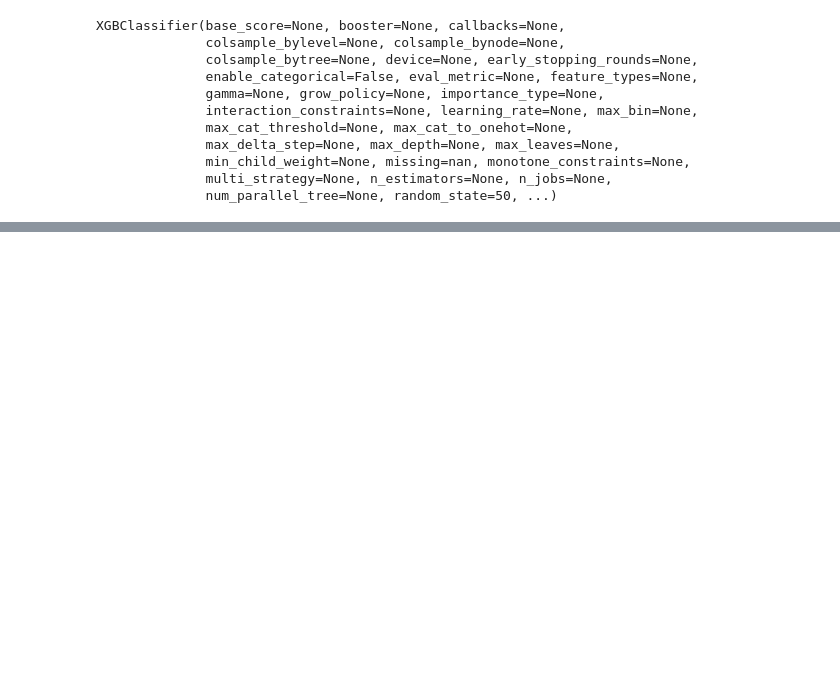
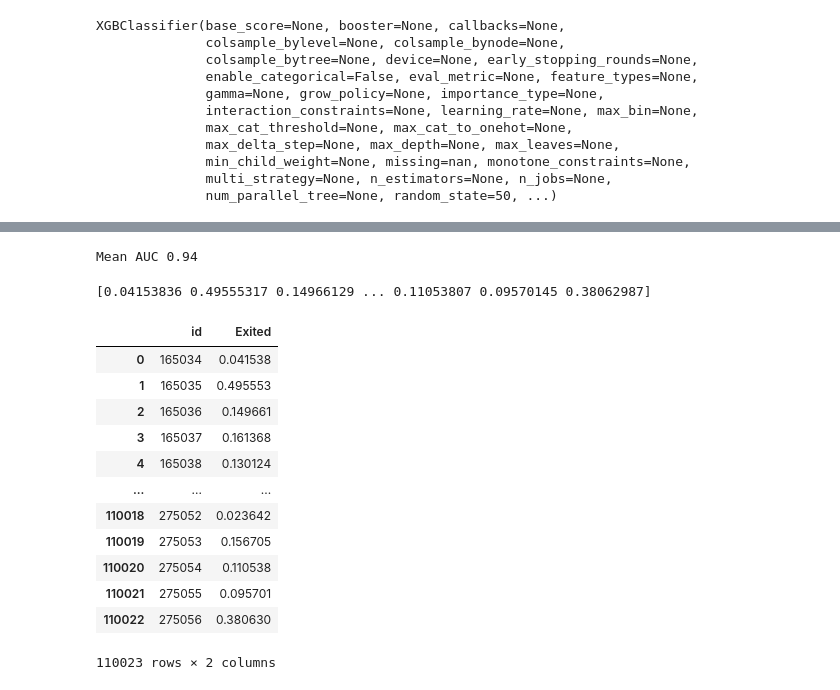
Before and after one commit to IamTingYi/KaggleCompetition, a Jupyter notebook: Binary_Classification_with_a_Bank_Churn_Dataset.ipynb, the cells around one changed output, grey strips where cells are left out. Cells and saved outputs as stored; diff of their text form; code cells hidden in the pictures; blank space fills up the shorter version.

```diff
--- a/Binary_Classification_with_a_Bank_Churn_Dataset.ipynb
+++ b/Binary_Classification_with_a_Bank_Churn_Dataset.ipynb
@@ -624,11 +633,5 @@ target = clean_train_df.Exited
 # %%
 #拆成Tranning Data與Testing Data
 X_train, X_test, y_train, y_test = train_test_split(features, target, test_size=0.2, random_state=50)
-# %%
-#SMOTE類別平衡處理
-import imblearn
-from imblearn.over_sampling import SMOTE
-smote = SMOTE(random_state=50)
-X_resampled, y_resampled = smote.fit_resample(X_train, y_train)
 # %%
 XGB_model_2 = XGBClassifier(random_state=50)
@@ -769,0 +783,32 @@ plt.show()
+# %%
+#使用K-Fold交叉驗證
+cv = StratifiedKFold(n_splits=10, shuffle=True, random_state=50)
+
+#評估模型
+scores = cross_val_score(best_model, X_resampled, y_resampled, scoring='roc_auc', cv=cv)
+print("Mean AUC %.2f" %np.mean(scores))
+# %% [output]
+Mean AUC 0.94
+# %%
+test_prob = best_model.predict_proba(clean_test_df)[:, 1]
+print(test_prob)
+# %% [output]
+[0.04153836 0.49555317 0.14966129 ... 0.11053807 0.09570145 0.38062987]
+# %%
+submission = pd.DataFrame({'id': test_df['id'], 'Exited': test_prob})
+submission.to_csv("submission_XGBoost_0630-5.csv", index=False)
+submission
+# %% [output]
+|  | id | Exited |
+| 0 | 165034 | 0.041538 |
+| 1 | 165035 | 0.495553 |
+| 2 | 165036 | 0.149661 |
+| 3 | 165037 | 0.161368 |
+| 4 | 165038 | 0.130124 |
+| ... | ... | ... |
+| 110018 | 275052 | 0.023642 |
+| 110019 | 275053 | 0.156705 |
+| 110020 | 275054 | 0.110538 |
+| 110021 | 275055 | 0.095701 |
+| 110022 | 275056 | 0.380630 |
+110023 rows × 2 columns
```
Also changed, not shown: parts of 23 cells of this notebook.
